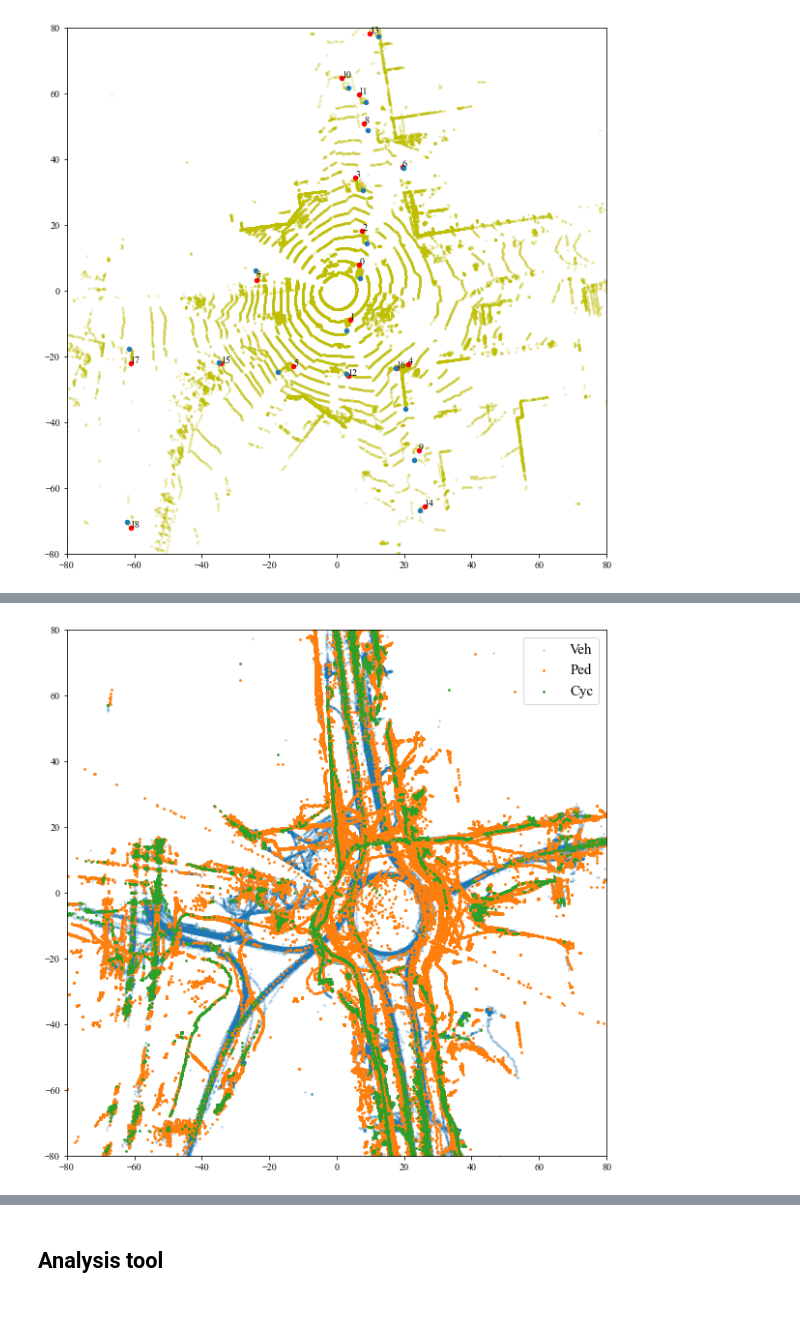
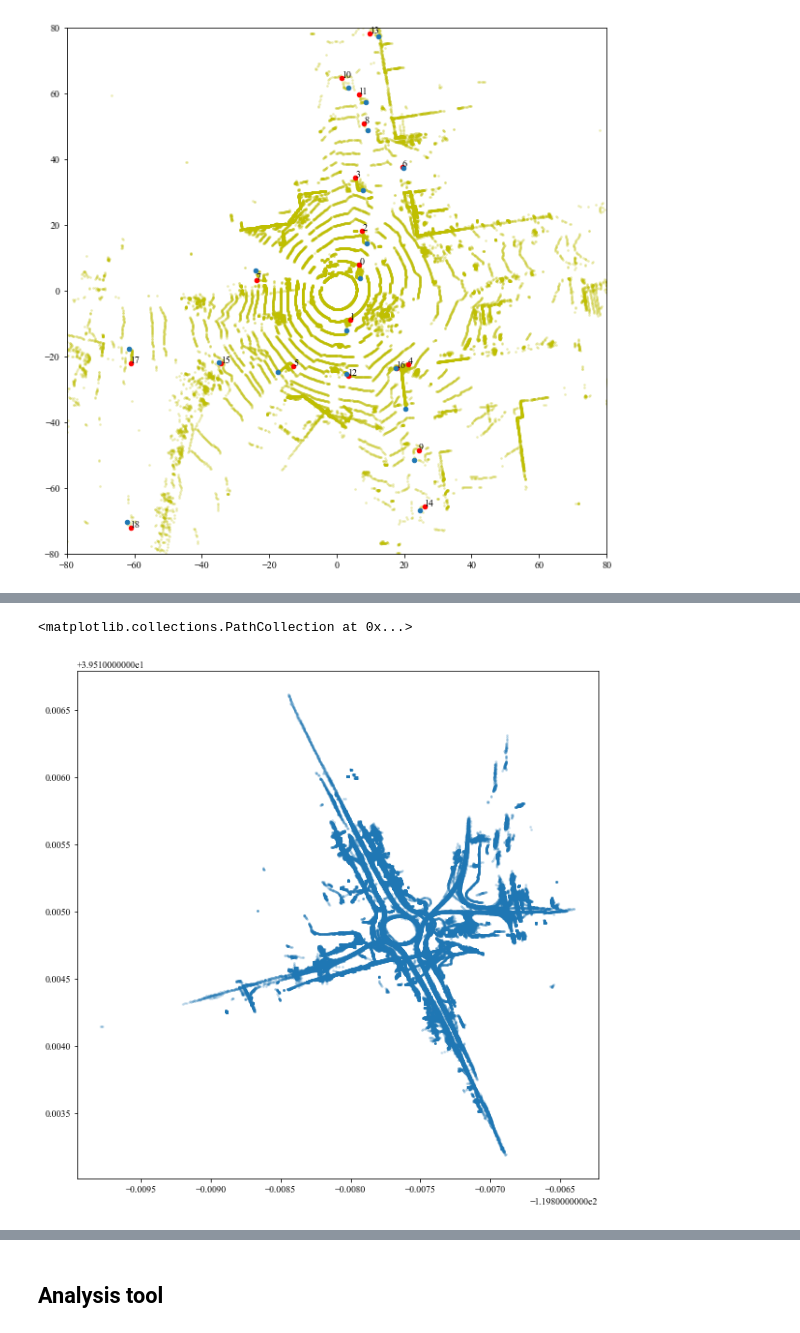
Before and after one commit to jksdbks123/Lidar-Tracker, a Jupyter notebook: LiDAR_Tracker_Project_v3.0/Test.ipynb, the cells around one changed output, grey strips where cells are left out. Saved outputs shown, nothing was run; the diff lists cells and outputs as text; code cells hidden in the pictures.

```diff
--- a/LiDAR_Tracker_Project_v3.0/Test.ipynb
+++ b/LiDAR_Tracker_Project_v3.0/Test.ipynb
@@ -353,12 +355,0 @@ save_result(Off_tracking_pool,ref_LLH,ref_xyz)
-# %%
-data = pd.read_csv(r'D:\Test\test.csv') # path to result
-plt.figure(figsize=(10,10))
-plt.scatter(data.loc[data.Class == 1,'Coord_X'],data.loc[data.Class == 1,'Coord_Y'], s = 3, alpha = 0.2,label = 'Veh')
-plt.scatter(data.loc[data.Class == 2,'Coord_X'],data.loc[data.Class == 2,'Coord_Y'], s = 3, label = 'Ped')
-plt.scatter(data.loc[data.Class == 3,'Coord_X'],data.loc[data.Class == 3,'Coord_Y'], s = 3,label = 'Cyc')
-plt.xlim(-80,80)
-plt.ylim(-80,80)
-plt.legend(fontsize = 15)
-plt.show()
-# %% [output]
-[figure, removed]
@@ -364,0 +358,6 @@ plt.show()
+# %%
+plt.figure(figsize=(10,10))
+plt.scatter(data.loc[data.Class == 1,'Longitude'],data.loc[data.Class == 1,'Latitude'], s = 3, alpha = 0.2,label = 'Veh')
+# %% [output]
+<matplotlib.collections.PathCollection at 0x...>
+[figure, added]
```
Also changed, not shown: parts of 38 cells of this notebook, 12 other files.
